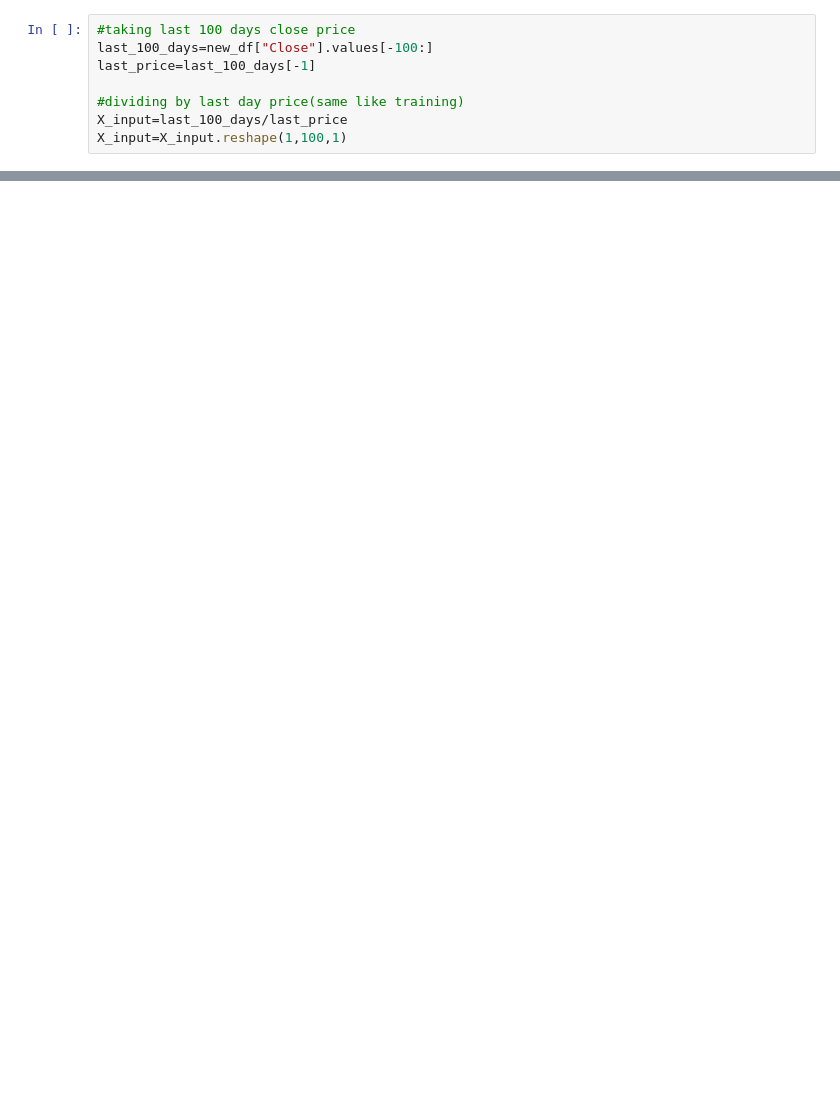
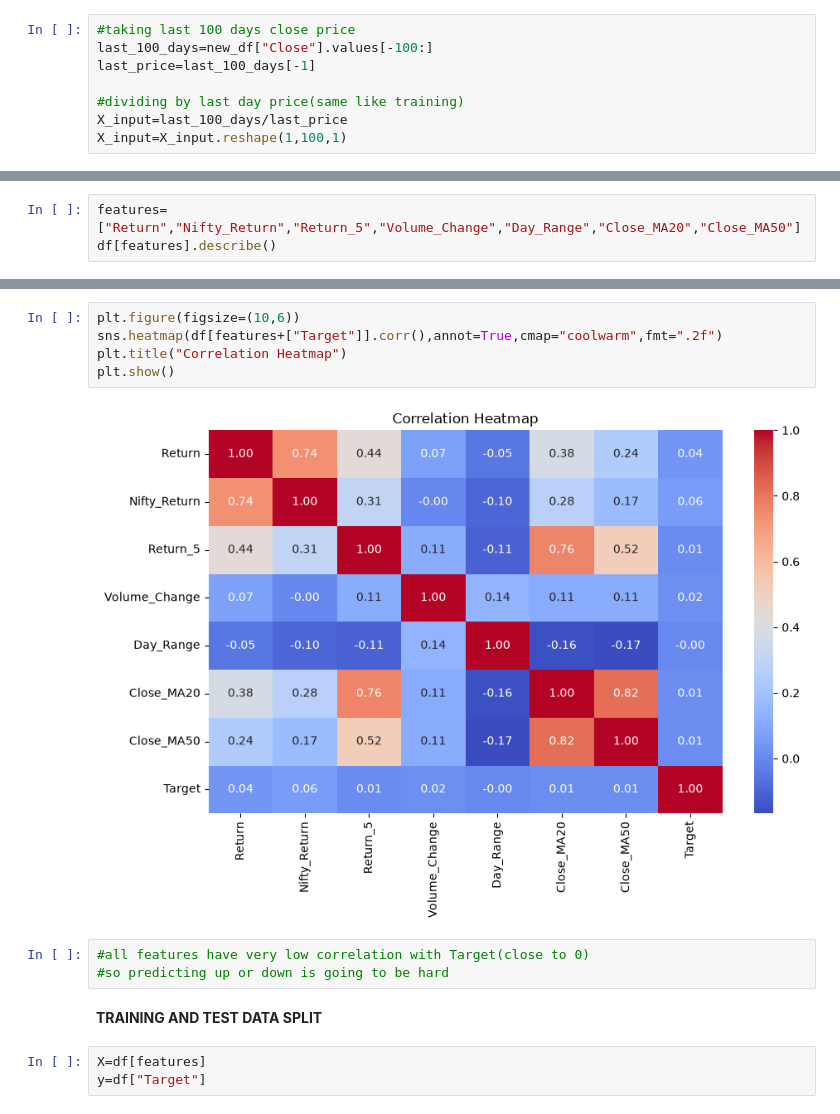
Before and after one commit to Eshwaranand26/SmartStock, a Jupyter notebook: SmartStock.ipynb, the cells around one changed output, grey strips where cells are left out. Saved outputs shown, nothing was run; the diff lists cells and outputs as text; blank space fills up the shorter version.

```diff
--- a/SmartStock.ipynb
+++ b/SmartStock.ipynb
@@ -565,0 +682,3 @@ To do:
+# %%
+features=["Return","Nifty_Return","Return_5","Volume_Change","Day_Range","Close_MA20","Close_MA50"]
+df[features].describe()
@@ -565,0 +724,15 @@ To do:
+# %%
+plt.figure(figsize=(10,6))
+sns.heatmap(df[features+["Target"]].corr(),annot=True,cmap="coolwarm",fmt=".2f")
+plt.title("Correlation Heatmap")
+plt.show()
+# %% [output]
+[figure, added]
+# %%
+#all features have very low correlation with Target(close to 0)
+#so predicting up or down is going to be hard
+# %% [markdown]
+**TRAINING AND TEST DATA SPLIT**
+# %%
+X=df[features]
+y=df["Target"]
```
Also changed, not shown: parts of 151 cells of this notebook, 6 other files.
